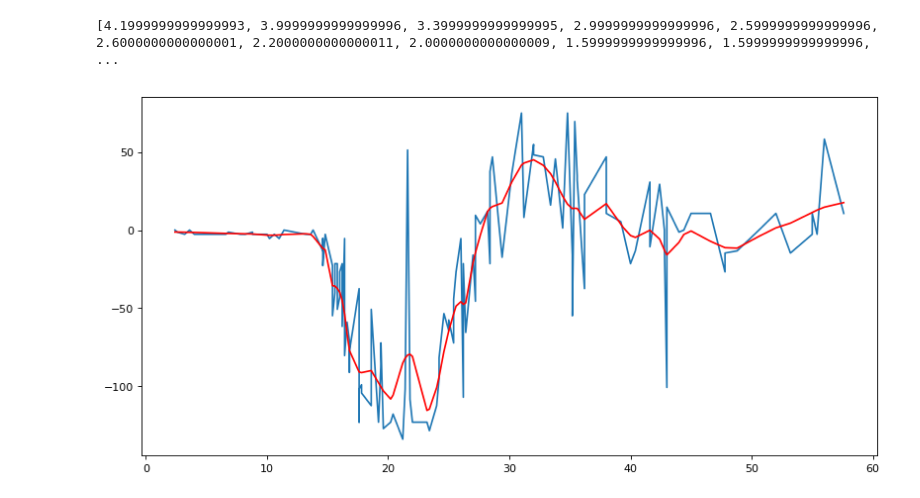
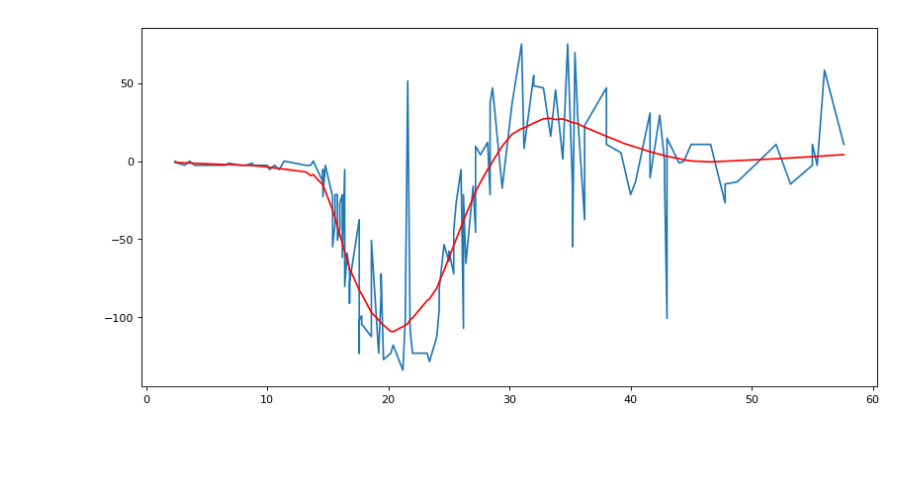
Before and after one commit to np96/mlHomeworks, a Jupyter notebook: non-parametric-regression.ipynb, the cells around one changed output. Saved outputs shown, nothing was run; the diff lists cells and outputs as text; code cells hidden in the pictures; blank space fills up the shorter version.

```diff
--- a/non-parametric-regression.ipynb
+++ b/non-parametric-regression.ipynb
@@ -24,12 +21,9 @@ plt.show()
 # %%
 reg = NonParametricRegression()
-# %%
-y_pred = reg.train(list(x), list(y))
-# %% [output]
-[4.1999999999999993, 3.9999999999999996, 3.3999999999999995, 2.9999999999999996, 2.5999999999999996, 2.6000000000000001, 2.2000000000000011, 2.0000000000000009, 1.5999999999999996, 1.5999999999999996, ...
 # %%
+y_pred = reg.train(np.array(x), np.array(y))
 plt.figure(num=None, figsize=(12, 6), dpi=80, facecolor='w', edgecolor='k')
 plt.plot(x, y, x, y_pred, 'r')
 plt.show()
 # %% [output]
-[figure, old version]
+[figure, new version]
```
Also changed, not shown: parts of 4 cells of this notebook, 1 other file.
